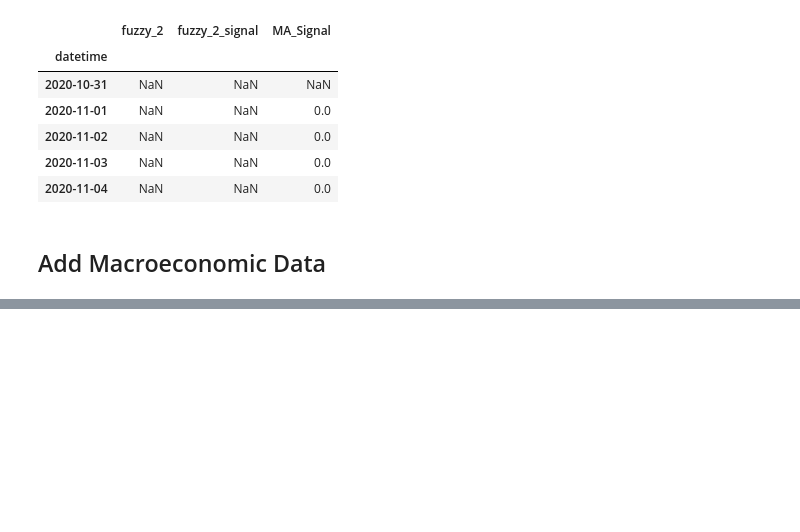
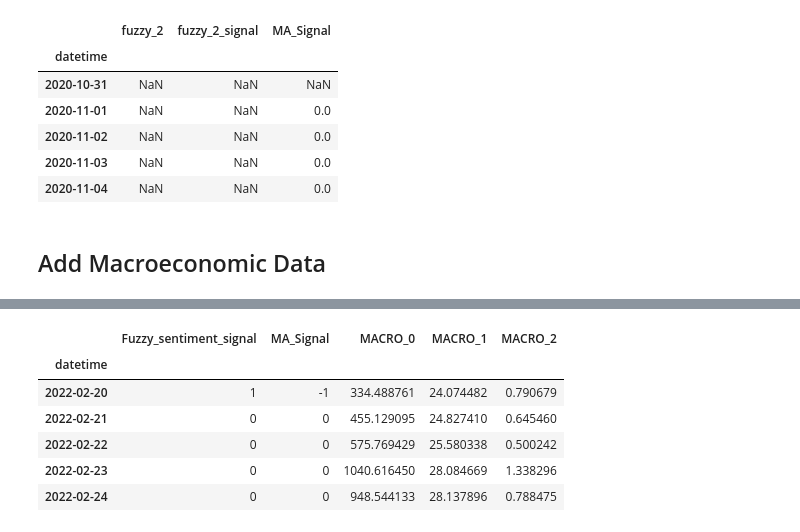
Before and after one commit to astronights/A4_Paper_Trading, a Jupyter notebook: notebooks/IS5006_Historical.ipynb, the cells around one changed output, grey strips where cells are left out. Drawn from its saved outputs; the diff is of its cells as text; code cells hidden in the pictures; blank space fills up the shorter version.

```diff
--- a/notebooks/IS5006_Historical.ipynb
+++ b/notebooks/IS5006_Historical.ipynb
@@ -147,3 +211,13 @@ updated_df.head()
+# %%
+updated_df.tail()
+# %% [output]
+|  | Fuzzy_sentiment_signal | MA_Signal | MACRO_0 | MACRO_1 | MACRO_2 |
+| datetime |  |  |  |  |  |
+| 2022-02-20 | 1 | -1 | 334.488761 | 24.074482 | 0.790679 |
+| 2022-02-21 | 0 | 0 | 455.129095 | 24.827410 | 0.645460 |
+| 2022-02-22 | 0 | 0 | 575.769429 | 25.580338 | 0.500242 |
+| 2022-02-23 | 0 | 0 | 1040.616450 | 28.084669 | 1.338296 |
+| 2022-02-24 | 0 | 0 | 948.544133 | 28.137896 | 0.788475 |
 # %%
 updated_df.index = pd.to_datetime(updated_df.index)
 updated_df.to_csv('IS5006_Historical.csv')
```
Also changed, not shown: parts of 12 cells of this notebook, 6 other files.
